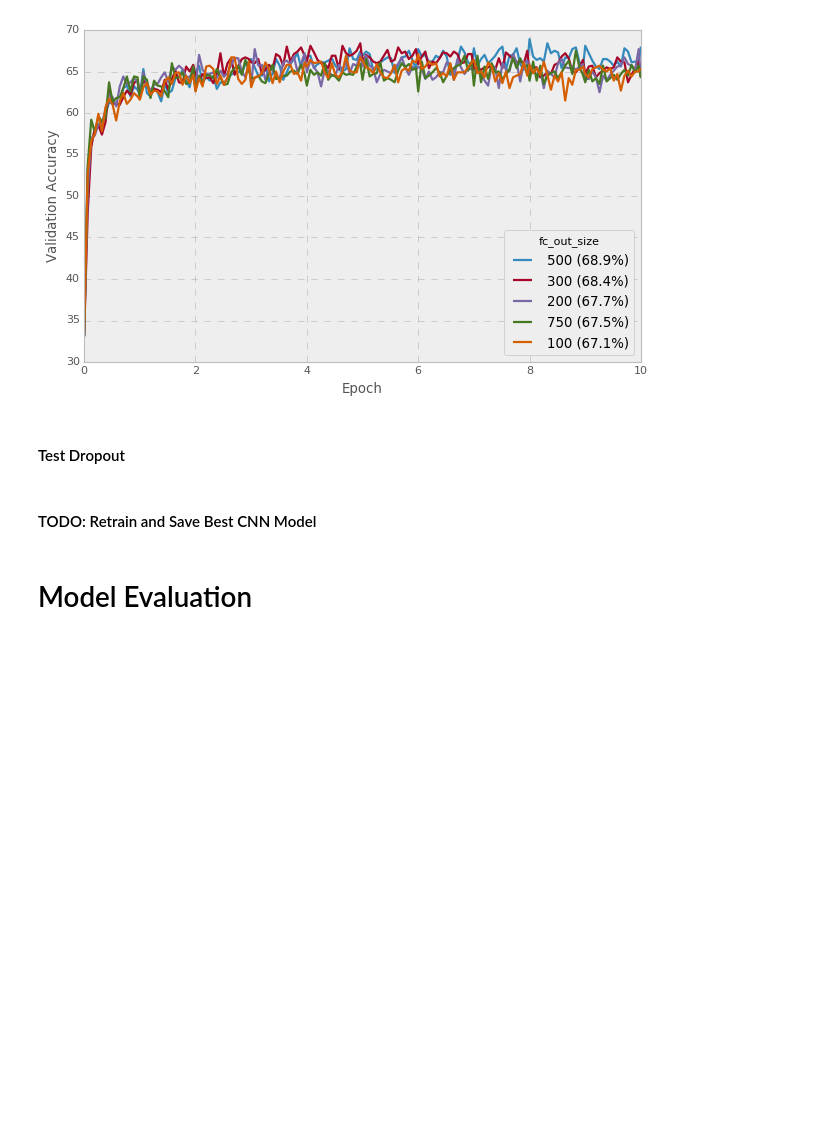
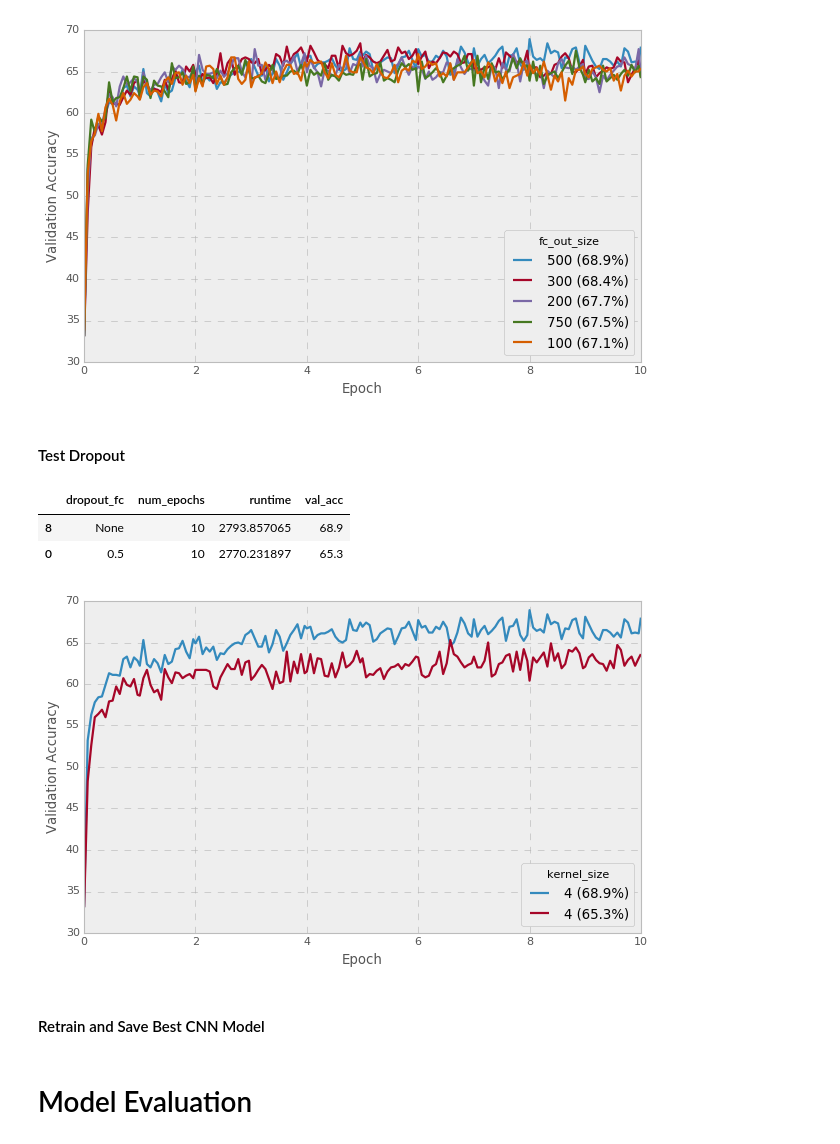
Before and after one commit to nyjgary/nlp-snli, a Jupyter notebook: nlp-snli.ipynb, the cells around one changed output. Cells and saved outputs as stored; diff of their text form; code cells hidden in the pictures; blank space fills up the shorter version.

Commit message:
Tested CNN dropout and fixed typo in best RNN model retrain

```diff
--- a/nlp-snli.ipynb
+++ b/nlp-snli.ipynb
@@ -957,5 +957,24 @@ for dropout_fc in dropout_fcs:
         model_type='cnn', hidden_size=50, fc_out_size=500, dropout_fc=dropout_fc, kernel_size=4,
         learning_rate=0.001, num_epochs=10, experiment_name='CNN_dropout_fc_10epoch',
         save_to_log=True, save_checkpoint=False, print_summary=True, print_intermediate=True)
+# %%
+# get best without dropout
+cnn_optimal = cnn_hidden_size_ablation[cnn_hidden_size_ablation['fc_out_size'] == 500].copy()
+cnn_optimal['dropout_fc'] = 'None'
+# concat with dropout
+cnn_dropout_exps = summarize_results(load_experiment_log(experiment_name='CNN_dropout_fc_10epoch', filename=RESULTS_LOG))
+cnn_dropout_exps.dropna(subset=['dropout_fc'], inplace=True)
+cnn_dropout_exps = pd.concat([cnn_dropout_exps, cnn_optimal], sort=True)
+cnn_dropout_exps = cnn_dropout_exps.sort_values(by='val_acc', ascending=False)
+cnn_dropout_exps[['dropout_fc', 'num_epochs', 'runtime', 'val_acc']]
+# %% [output]
+|  | dropout_fc | num_epochs | runtime | val_acc |
+| 8 | None | 10 | 2793.857065 | 68.9 |
+| 0 | 0.5 | 10 | 2770.231897 | 65.3 |
+# %%
+# ablation with kernel_size (with hidden_size=100, fc_out_size=500)
+plot_multiple_learning_curves(cnn_dropout_exps, 'kernel_size', legend_loc='lower right')
+# %% [output]
+[figure, added]
 # %% [markdown]
-#### TODO: Retrain and Save Best CNN Model
+#### Retrain and Save Best CNN Model
```
Also changed, not shown: parts of 2 cells of this notebook.
